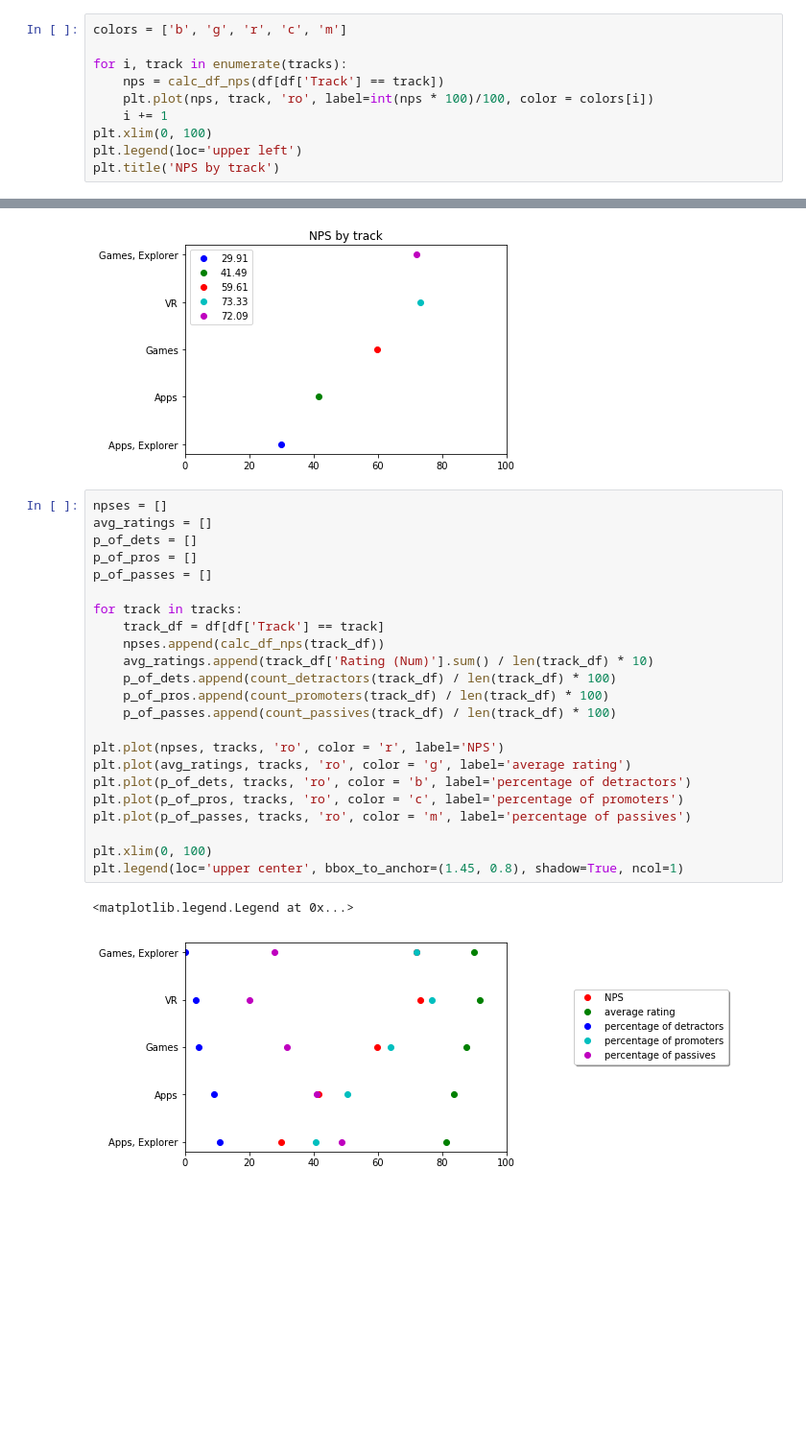
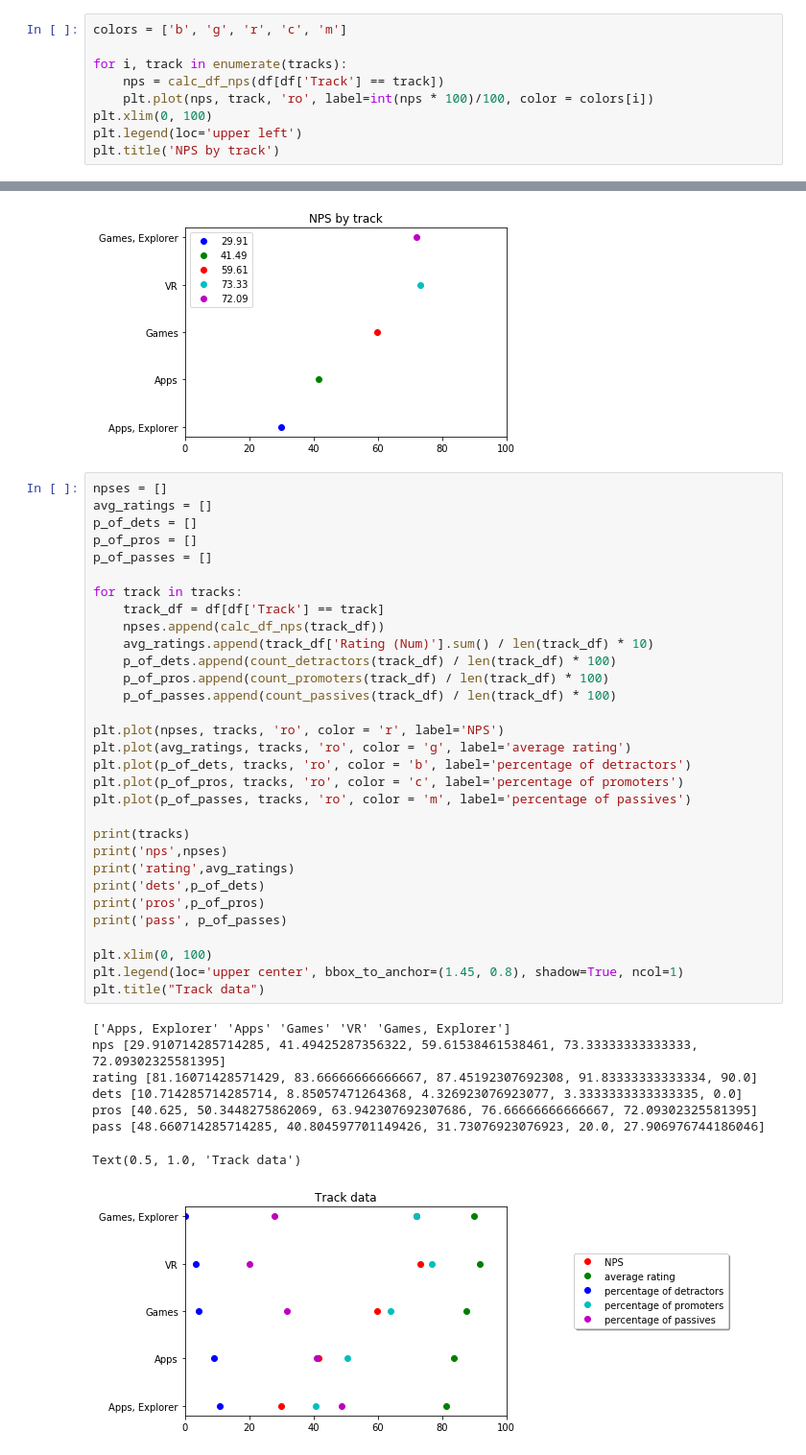
Before and after one commit to jshams/summer-academy-NPS-assignment, a Jupyter notebook: ms_summer_analysis.ipynb, the cells around one changed output, grey strips where cells are left out. Shown: that part at 96% size. Saved outputs shown, nothing was run; the diff lists cells and outputs as text; blank space fills up the shorter version.

```diff
--- a/ms_summer_analysis.ipynb
+++ b/ms_summer_analysis.ipynb
@@ -170,7 +173,6 @@ colors = ['b', 'g', 'r', 'c', 'm']
 for i, track in enumerate(tracks):
     nps = calc_df_nps(df[df['Track'] == track])
     plt.plot(nps, track, 'ro', label=int(nps * 100)/100, color = colors[i])
-    i += 1
 plt.xlim(0, 100)
 plt.legend(loc='upper left')
 plt.title('NPS by track')
@@ -180,26 +182,40 @@ Text(0.5, 1.0, 'NPS by track')
 # %%
 npses = []
 avg_ratings = []
 p_of_dets = []
 p_of_pros = []
 p_of_passes = []
 
 for track in tracks:
     track_df = df[df['Track'] == track]
     npses.append(calc_df_nps(track_df))
     avg_ratings.append(track_df['Rating (Num)'].sum() / len(track_df) * 10)
     p_of_dets.append(count_detractors(track_df) / len(track_df) * 100)
     p_of_pros.append(count_promoters(track_df) / len(track_df) * 100)
     p_of_passes.append(count_passives(track_df) / len(track_df) * 100)
 
 plt.plot(npses, tracks, 'ro', color = 'r', label='NPS')
 plt.plot(avg_ratings, tracks, 'ro', color = 'g', label='average rating')
 plt.plot(p_of_dets, tracks, 'ro', color = 'b', label='percentage of detractors')
 plt.plot(p_of_pros, tracks, 'ro', color = 'c', label='percentage of promoters')
 plt.plot(p_of_passes, tracks, 'ro', color = 'm', label='percentage of passives')
 
+print(tracks)
+print('nps',npses)
+print('rating',avg_ratings)
+print('dets',p_of_dets)
+print('pros',p_of_pros)
+print('pass', p_of_passes)
+
 plt.xlim(0, 100)
 plt.legend(loc='upper center', bbox_to_anchor=(1.45, 0.8), shadow=True, ncol=1)
+plt.title("Track data")
 # %% [output]
-<matplotlib.legend.Legend at 0x...>
+['Apps, Explorer' 'Apps' 'Games' 'VR' 'Games, Explorer']
+nps [29.910714285714285, 41.49425287356322, 59.61538461538461, 73.33333333333333, 72.09302325581395]
+rating [81.16071428571429, 83.66666666666667, 87.45192307692308, 91.83333333333334, 90.0]
+dets [10.714285714285714, 8.85057471264368, 4.326923076923077, 3.3333333333333335, 0.0]
+pros [40.625, 50.3448275862069, 63.942307692307686, 76.66666666666667, 72.09302325581395]
+pass [48.660714285714285, 40.804597701149426, 31.73076923076923, 20.0, 27.906976744186046]
+Text(0.5, 1.0, 'Track data')
-[figure, old version]
+[figure, new version]
```
Also changed, not shown: parts of 13 cells of this notebook.
